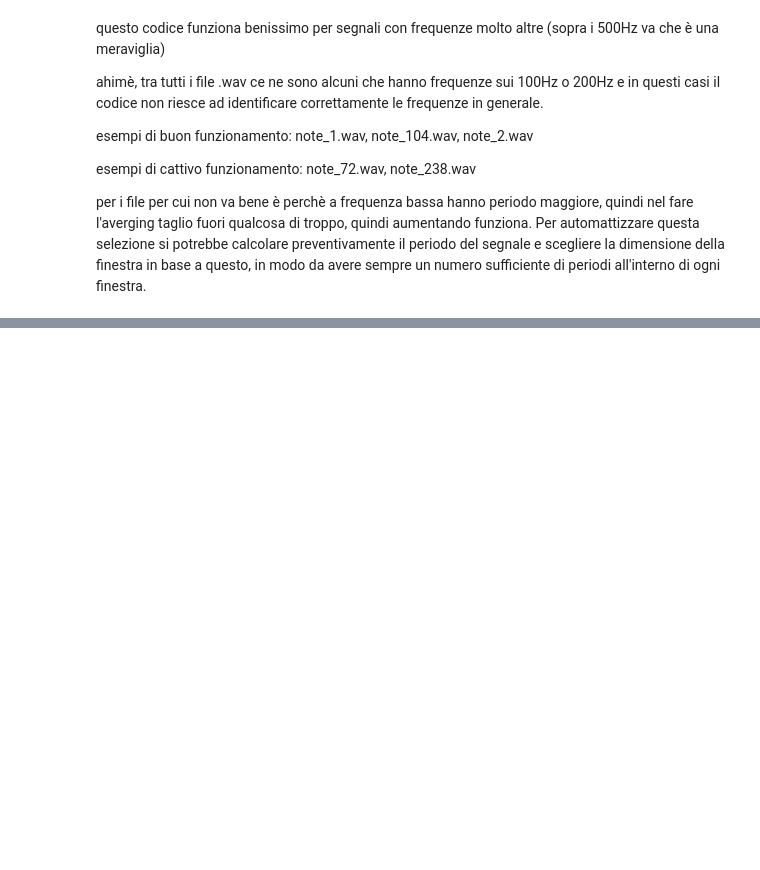
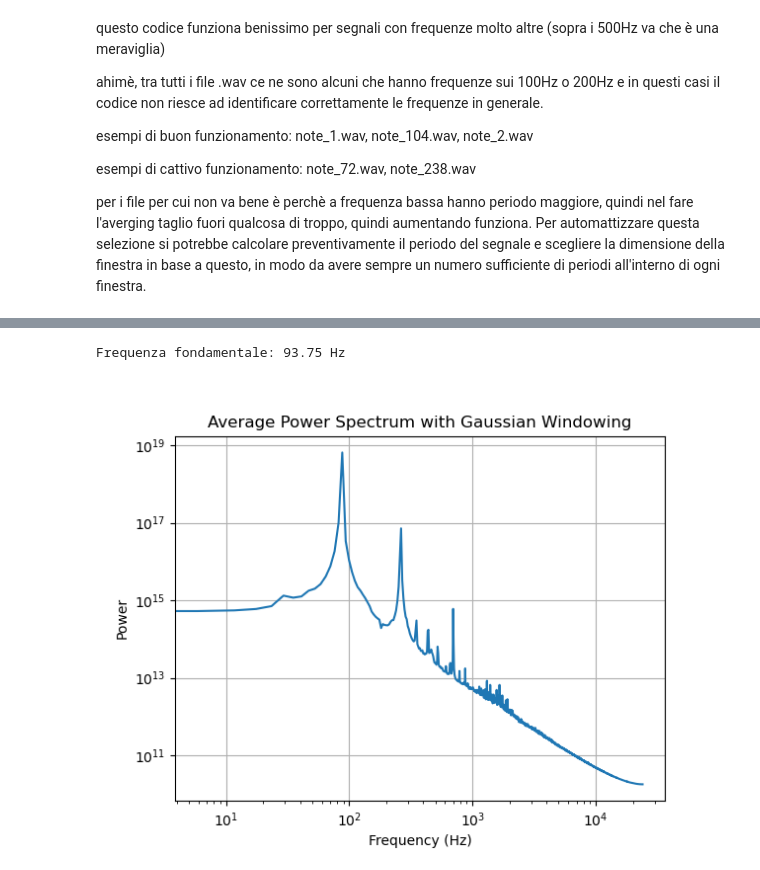
Before and after one commit to maddoc-g/3_organ_clustering, a Jupyter notebook: codice_soft_Alice.ipynb, the cells around one changed output, grey strips where cells are left out. Cells and saved outputs as stored; diff of their text form; code cells hidden in the pictures; blank space fills up the shorter version.

```diff
--- a/codice_soft_Alice.ipynb
+++ b/codice_soft_Alice.ipynb
@@ -148,3 +110,54 @@ plt.show()
+# %%
+# vediamo subito il primo picco
+# facciamo finta che il primo picco è la frequenza fondamentale (per vedere che dopo troviamo vagamente quelli corretti)
+# identifichiamo i picchi per la frequenza fondamentale e le armoniche
+from scipy.signal import find_peaks
+
+prom = average_power_spectrum_prev[0]
+
+peaks, _ = find_peaks(average_power_spectrum_prev, prominence= prom)
+
+fundamental_freq = frequencies_2[peaks[0]]
+print('Frequenza fondamentale:', fundamental_freq, 'Hz')
+
+if fundamental_freq < 450:
+    window_size = 8192
+    hop_size = 512*2  # puoi regolare anche questo se vuoi
+    num_windows = (len(note) - window_size) // hop_size + 1
+    power_spectra = []
+
+    for i in range(num_windows):
+        start = i * hop_size
+        end = start + window_size
+        segment = note[start:end]
+
+        # Considera solo segmenti della lunghezza giusta
+        if len(segment) == window_size:
+            segment_windowed = gaussian_window(segment, 10000)
+            spectrum = np.fft.rfft(segment_windowed)
+            power_spectrum = np.abs(spectrum) ** 2
+            power_spectra.append(power_spectrum)
+    if len(power_spectra) > 0:
+        average_power_spectrum = np.mean(power_spectra, axis=0)
+    else:
+        average_power_spectrum = None
+else:
+    power_spectra = power_spectra_prev
+    average_power_spectrum = np.mean(power_spectra, axis=0)
+# %% [output]
+Frequenza fondamentale: 93.75 Hz
+# %%
+# visualizzo power sperctrum prev
+frequencies = np.fft.rfftfreq(window_size, d=1/rate)
+plt.figure()
+plt.loglog(frequencies, average_power_spectrum)
+plt.xlabel('Frequency (Hz)')
+plt.ylabel('Power')
+plt.title('Average Power Spectrum with Gaussian Windowing')
+plt.grid()
+plt.show()
+# %% [output]
+[figure, added]
 # %%
 # facciamo finta che il primo picco è la frequenza fondamentale (per vedere che dopo troviamo vagamente quelli corretti)
 # identifichiamo i picchi per la frequenza fondamentale e le armoniche
```
Also changed, not shown: parts of 12 cells of this notebook.
